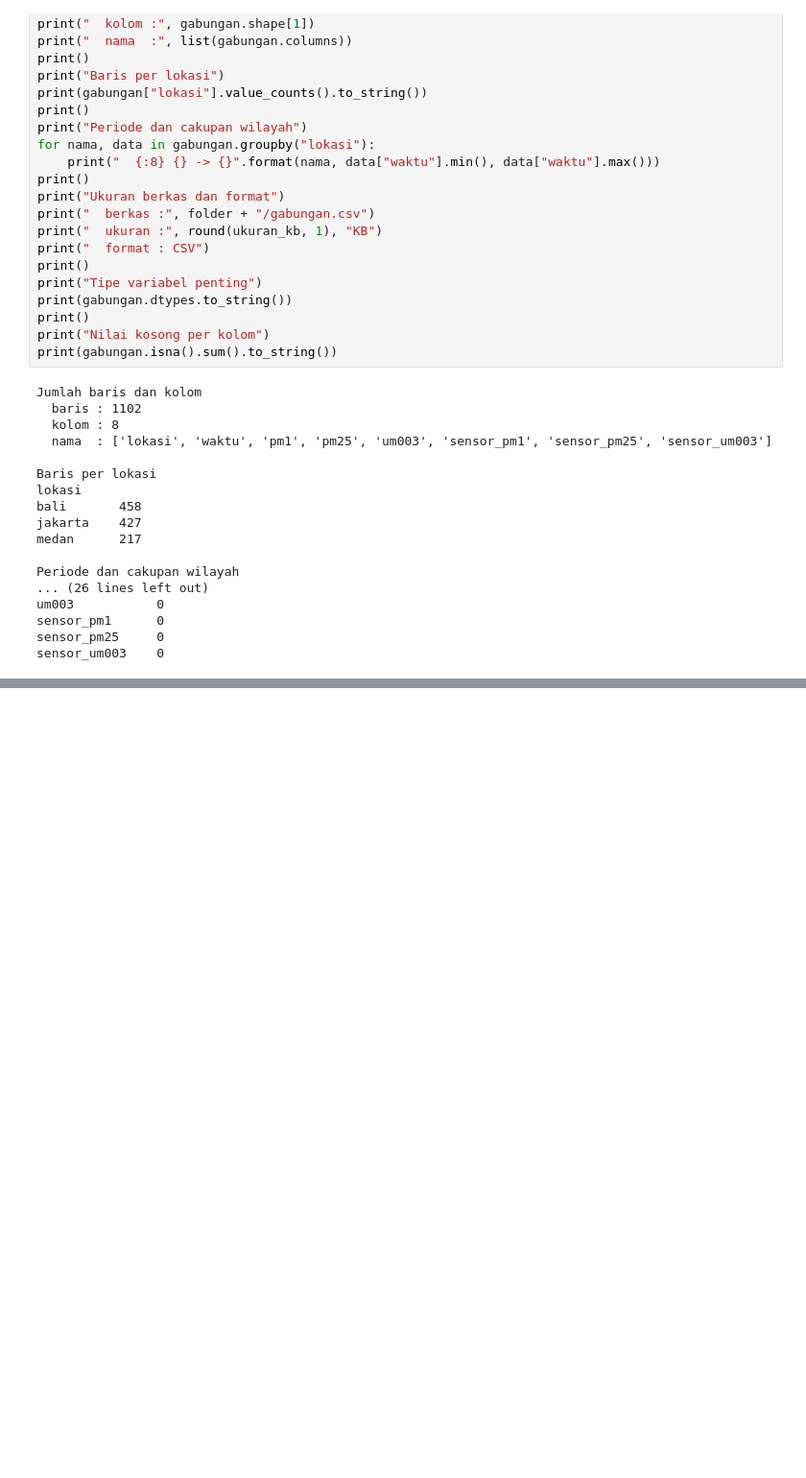
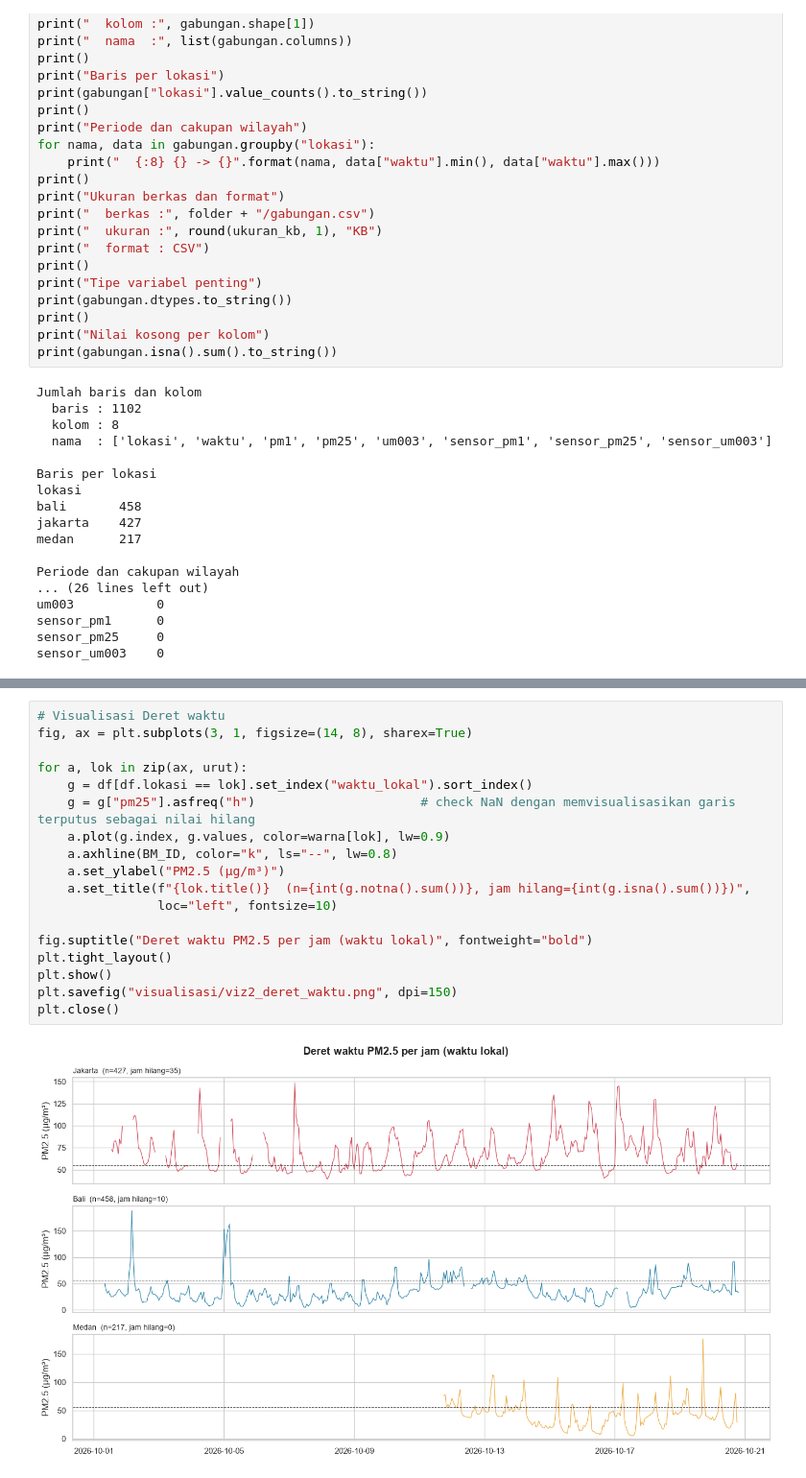
Before and after one commit to hawaricracker/Tugas-BigData, a Jupyter notebook: tubes.ipynb, the cells around one changed output, grey strips where cells are left out. Shown at 96% size. Drawn from its saved outputs; the diff is of its cells as text; blank space fills up the shorter version.

```diff
--- a/tubes.ipynb
+++ b/tubes.ipynb
@@ -205,0 +240,20 @@ sensor_um003    0
+# %%
+# Visualisasi Deret waktu
+fig, ax = plt.subplots(3, 1, figsize=(14, 8), sharex=True)
+
+for a, lok in zip(ax, urut):
+    g = df[df.lokasi == lok].set_index("waktu_lokal").sort_index()
+    g = g["pm25"].asfreq("h")                      # check NaN dengan memvisualisasikan garis terputus sebagai nilai hilang
+    a.plot(g.index, g.values, color=warna[lok], lw=0.9)
+    a.axhline(BM_ID, color="k", ls="--", lw=0.8)
+    a.set_ylabel("PM2.5 (µg/m³)")
+    a.set_title(f"{lok.title()}  (n={int(g.notna().sum())}, jam hilang={int(g.isna().sum())})",
+                loc="left", fontsize=10)
+
+fig.suptitle("Deret waktu PM2.5 per jam (waktu lokal)", fontweight="bold")
+plt.tight_layout()
+plt.show()
+plt.savefig("visualisasi/viz2_deret_waktu.png", dpi=150)
+plt.close()
+# %% [output]
+[figure, added]
```
Also changed, not shown: parts of 6 cells of this notebook, 5 other files.
